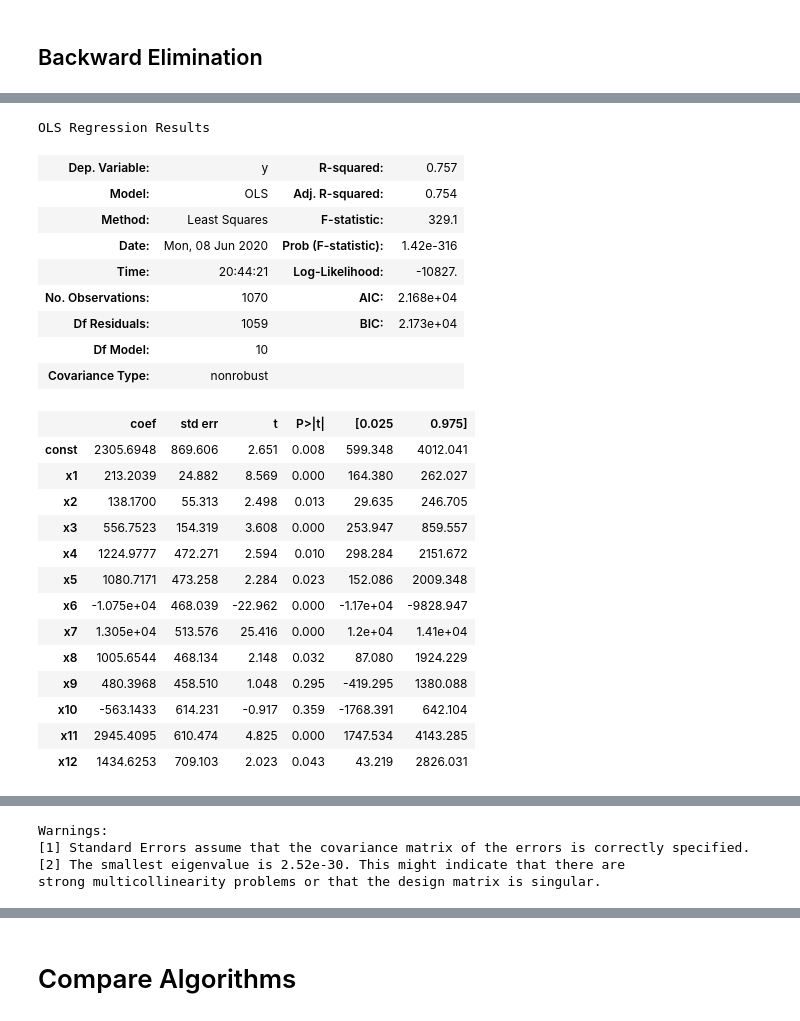
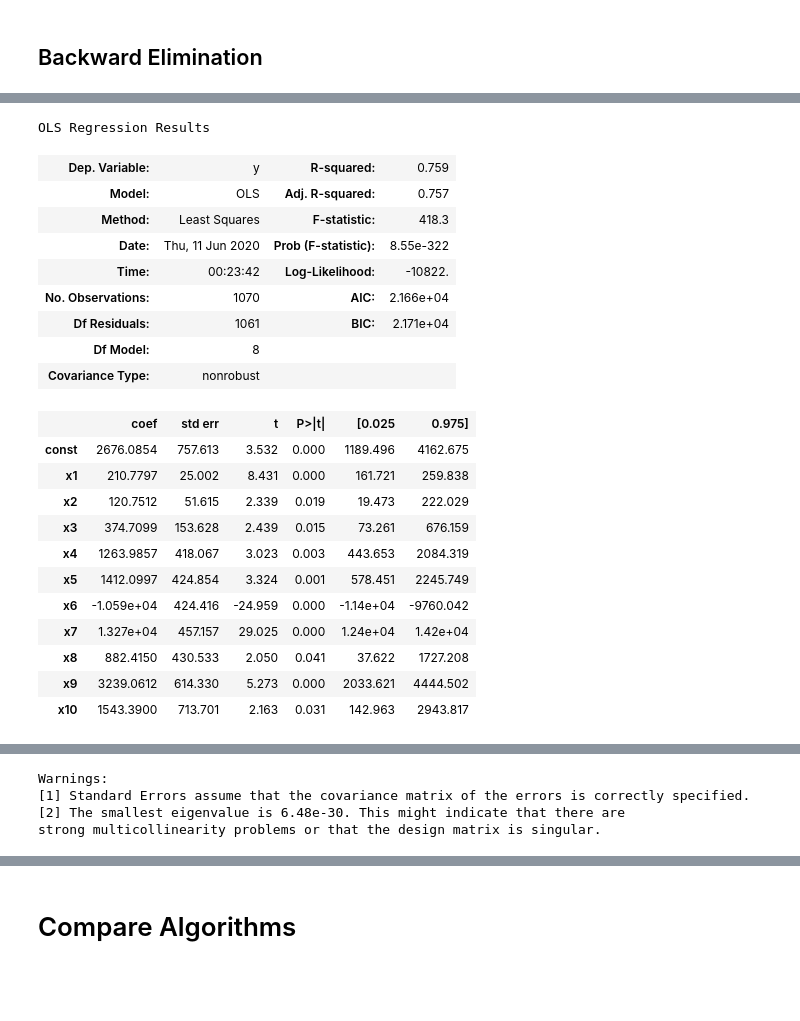
Before and after one commit to akim3245/Medical_Cost_Forecasting, a Jupyter notebook: MedicalCost_Dev_modelling.ipynb, the cells around one changed output, grey strips where cells are left out. Saved outputs shown, nothing was run; the diff lists cells and outputs as text; code cells hidden in the pictures; blank space fills up the shorter version.

```diff
--- a/MedicalCost_Dev_modelling.ipynb
+++ b/MedicalCost_Dev_modelling.ipynb
@@ -211,6 +224,5 @@ CV Lasso Regression R2 Score: 0.7635756065323271
 # %%
 #model performance
-lasso = Lasso()
-lasso.fit(X_train,y_train)
-model_eval(lasso,X_train, y_train)
+lasso = Lasso().fit(X_train,y_train)
+model_eval(lasso,X_train,X_test,y_train,y_test)
 # %% [output]
@@ -513 +516,12 @@ Warnings:
 strong multicollinearity problems or that the design matrix is singular.
+# %%
+#remove highest pval greater than 0.05
+col_delete=14
+cols_keep=[]
+for x in range(X_opt.shape[1]):
+    if x != col_delete :
+        cols_keep.append(x)
+X_opt = X_opt[:,cols_keep]
+X_test_B = X_test_B[:,cols_keep]
+model_MLR=sm.OLS(endog=y_train,exog=X_opt).fit()
+model_MLR.summary()
@@ -558,6 +608,7 @@ Warnings:
 strong multicollinearity problems or that the design matrix is singular.
 # %%
-col_delete=15
+#remove highest pval greater than 0.05
+col_delete=14
 cols_keep=[]
 for x in range(X_opt.shape[1]):
     if x != col_delete :
@@ -694 +746,12 @@ Warnings:
 strong multicollinearity problems or that the design matrix is singular.
+# %%
+#remove highest pval greater than 0.05
+col_delete=11
+cols_keep=[]
+for x in range(X_opt.shape[1]):
+    if x != col_delete :
+        cols_keep.append(x)
+X_opt = X_opt[:,cols_keep]
+X_test_B = X_test_B[:,cols_keep]
+model_MLR=sm.OLS(endog=y_train,exog=X_opt).fit()
+model_MLR.summary()
@@ -738,36 +833,35 @@ Warnings:
 strong multicollinearity problems or that the design matrix is singular.
 # %%
-col_delete=13
+#remove highest pval greater than 0.05
+col_delete=9
 cols_keep=[]
 for x in range(X_opt.shape[1]):
     if x != col_delete :
         cols_keep.append(x)
 X_opt = X_opt[:,cols_keep]
 X_test_B = X_test_B[:,cols_keep]
 model_MLR=sm.OLS(endog=y_train,exog=X_opt).fit()
 model_MLR.summary()
 # %% [output]
 OLS Regression Results
-| Dep. Variable: | y | R-squared: | 0.757 |
-| Model: | OLS | Adj. R-squared: | 0.754 |
-| Method: | Least Squares | F-statistic: | 329.1 |
-| Date: | Mon, 08 Jun 2020 | Prob (F-statistic): | 1.42e-316 |
-| Time: | 20:44:21 | Log-Likelihood: | -10827. |
-| No. Observations: | 1070 | AIC: | 2.168e+04 |
-| Df Residuals: | 1059 | BIC: | 2.173e+04 |
-| Df Model: | 10 |  |  |
+| Dep. Variable: | y | R-squared: | 0.759 |
+| Model: | OLS | Adj. R-squared: | 0.757 |
+| Method: | Least Squares | F-statistic: | 418.3 |
+| Date: | Thu, 11 Jun 2020 | Prob (F-statistic): | 8.55e-322 |
+| Time: | 00:23:42 | Log-Likelihood: | -10822. |
+| No. Observations: | 1070 | AIC: | 2.166e+04 |
+| Df Residuals: | 1061 | BIC: | 2.171e+04 |
+| Df Model: | 8 |  |  |
 | Covariance Type: | nonrobust |  |  |
 |  | coef | std err | t | P>|t| | [0.025 | 0.975] |
-| const | 2305.6948 | 869.606 | 2.651 | 0.008 | 599.348 | 4012.041 |
-| x1 | 213.2039 | 24.882 | 8.569 | 0.000 | 164.380 | 262.027 |
-| x2 | 138.1700 | 55.313 | 2.498 | 0.013 | 29.635 | 246.705 |
-| x3 | 556.7523 | 154.319 | 3.608 | 0.000 | 253.947 | 859.557 |
-| x4 | 1224.9777 | 472.271 | 2.594 | 0.010 | 298.284 | 2151.672 |
-| x5 | 1080.7171 | 473.258 | 2.284 | 0.023 | 152.086 | 2009.348 |
-| x6 | -1.075e+04 | 468.039 | -22.962 | 0.000 | -1.17e+04 | -9828.947 |
-| x7 | 1.305e+04 | 513.576 | 25.416 | 0.000 | 1.2e+04 | 1.41e+04 |
-| x8 | 1005.6544 | 468.134 | 2.148 | 0.032 | 87.080 | 1924.229 |
-| x9 | 480.3968 | 458.510 | 1.048 | 0.295 | -419.295 | 1380.088 |
-| x10 | -563.1433 | 614.231 | -0.917 | 0.359 | -1768.391 | 642.104 |
-| x11 | 2945.4095 | 610.474 | 4.825 | 0.000 | 1747.534 | 4143.285 |
-| x12 | 1434.6253 | 709.103 | 2.023 | 0.043 | 43.219 | 2826.031 |
+| const | 2676.0854 | 757.613 | 3.532 | 0.000 | 1189.496 | 4162.675 |
+| x1 | 210.7797 | 25.002 | 8.431 | 0.000 | 161.721 | 259.838 |
+| x2 | 120.7512 | 51.615 | 2.339 | 0.019 | 19.473 | 222.029 |
+| x3 | 374.7099 | 153.628 | 2.439 | 0.015 | 73.261 | 676.159 |
+| x4 | 1263.9857 | 418.067 | 3.023 | 0.003 | 443.653 | 2084.319 |
+| x5 | 1412.0997 | 424.854 | 3.324 | 0.001 | 578.451 | 2245.749 |
+| x6 | -1.059e+04 | 424.416 | -24.959 | 0.000 | -1.14e+04 | -9760.042 |
+| x7 | 1.327e+04 | 457.157 | 29.025 | 0.000 | 1.24e+04 | 1.42e+04 |
+| x8 | 882.4150 | 430.533 | 2.050 | 0.041 | 37.622 | 1727.208 |
+| x9 | 3239.0612 | 614.330 | 5.273 | 0.000 | 2033.621 | 4444.502 |
+| x10 | 1543.3900 | 713.701 | 2.163 | 0.031 | 142.963 | 2943.817 |
@@ -778,4 +872,4 @@ OLS Regression Results
 Warnings:
 [1] Standard Errors assume that the covariance matrix of the errors is correctly specified.
-[2] The smallest eigenvalue is 2.52e-30. This might indicate that there are
+[2] The smallest eigenvalue is 6.48e-30. This might indicate that there are
 strong multicollinearity problems or that the design matrix is singular.
```
Also changed, not shown: parts of 68 cells of this notebook.
